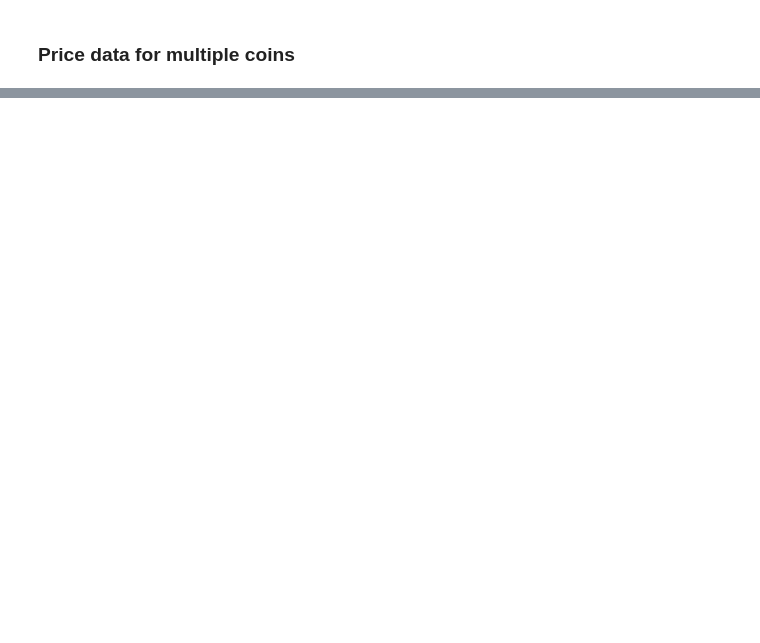
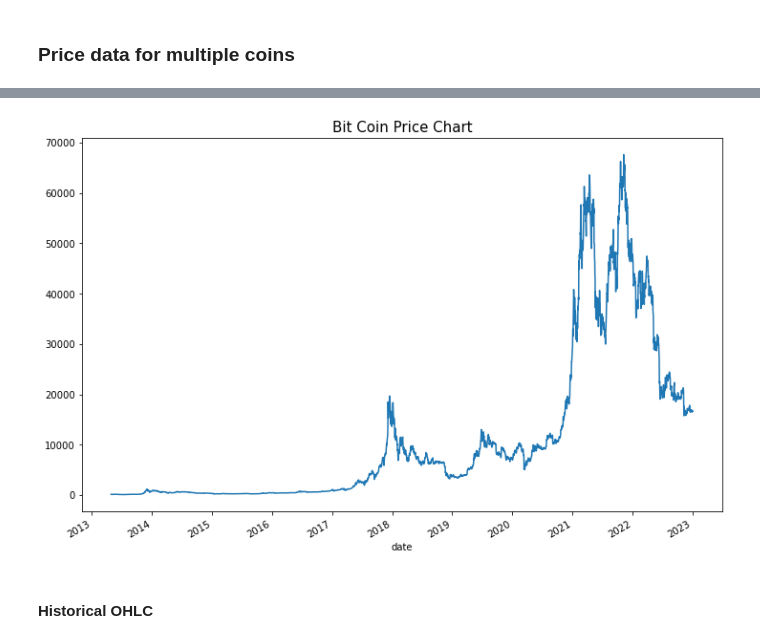
Before and after one commit to Jayce77/pythonDataCookbook, a Jupyter notebook: WorkingWithCoinGeckoData.ipynb, the cells around one changed output, grey strips where cells are left out. Drawn from its saved outputs; the diff is of its cells as text; code cells hidden in the pictures; blank space fills up the shorter version.

Commit message:
Working with CoinGecko Data Exchange Calls

```diff
--- a/WorkingWithCoinGeckoData.ipynb
+++ b/WorkingWithCoinGeckoData.ipynb
@@ -712,0 +966,3 @@ pd.DataFrame(data).T
+# %%
+df = pd.DataFrame(data).applymap(lambda x: x[1])
+df
@@ -712,0 +983,3 @@ pd.DataFrame(data).T
+# %%
+dates = pd.to_datetime(pd.DataFrame(data).prices.apply(lambda x: x[0]), unit='ms')
+dates
@@ -712,0 +999,3 @@ pd.DataFrame(data).T
+# %%
+df.index = dates
+df
@@ -712,0 +1017,3 @@ pd.DataFrame(data).T
+# %%
+df.index.name = 'date'
+df
@@ -712,0 +1035,8 @@ pd.DataFrame(data).T
+# %%
+df.prices.plot(figsize=(12,8))
+plt.title('Bit Coin Price Chart', fontsize=15)
+plt.show()
+# %% [output]
+[figure, added]
+# %% [markdown]
+#### Historical OHLC
```
Also changed, not shown: parts of 46 cells of this notebook.
